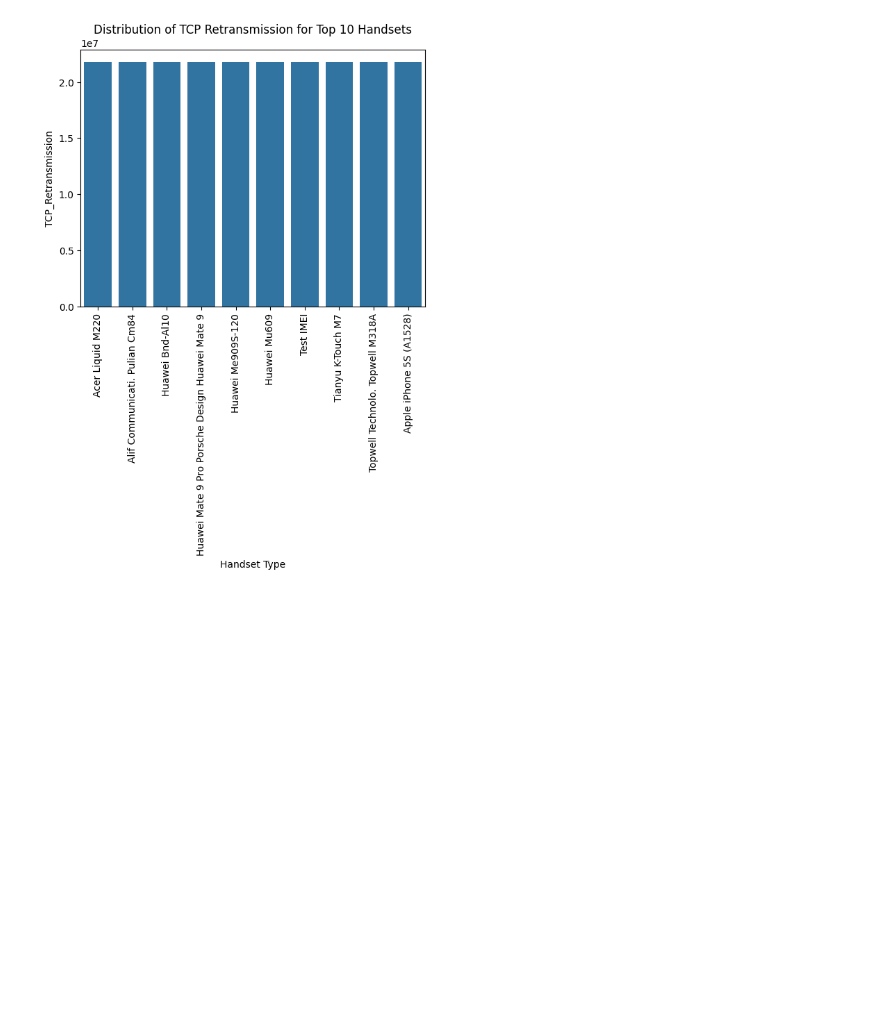
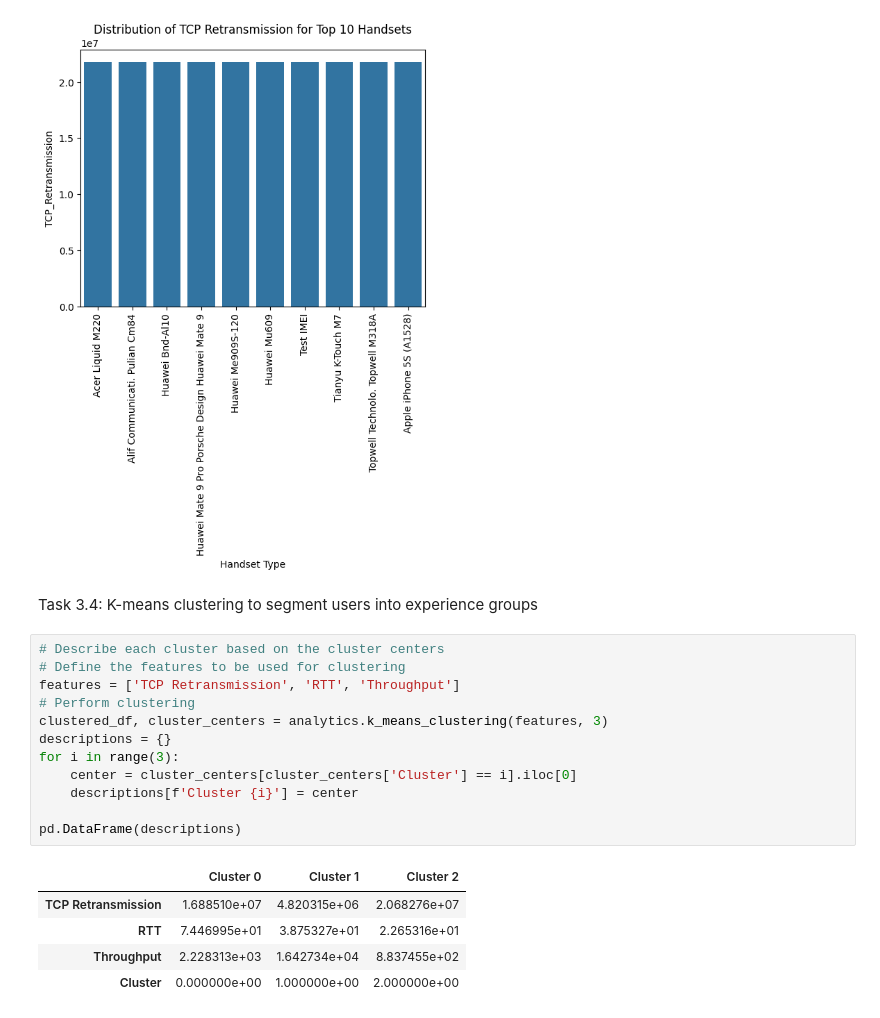
Before and after one commit to ab3lT/10-Academy-Week-2, a Jupyter notebook: notebook/experience_alaytics.ipynb, the cells around one changed output. Saved outputs shown, nothing was run; the diff lists cells and outputs as text; blank space fills up the shorter version.

Commit message:
Define the features to be used for clustering

```diff
--- a/notebook/experience_alaytics.ipynb
+++ b/notebook/experience_alaytics.ipynb
@@ -119,3 +119,23 @@ analytics.avg_tcp_rtt_per_handset()
 analytics.plot_distribution(metric='TCP Retransmission')
 # %% [output]
 [figure]
+# %% [markdown]
+Task 3.4: K-means clustering to segment users into experience groups
+# %%
+# Describe each cluster based on the cluster centers
+# Define the features to be used for clustering
+features = ['TCP Retransmission', 'RTT', 'Throughput']
+# Perform clustering
+clustered_df, cluster_centers = analytics.k_means_clustering(features, 3)
+descriptions = {}
+for i in range(3):
+    center = cluster_centers[cluster_centers['Cluster'] == i].iloc[0]
+    descriptions[f'Cluster {i}'] = center
+
+pd.DataFrame(descriptions)
+# %% [output]
+|  | Cluster 0 | Cluster 1 | Cluster 2 |
+| TCP Retransmission | 1.688510e+07 | 4.820315e+06 | 2.068276e+07 |
+| RTT | 7.446995e+01 | 3.875327e+01 | 2.265316e+01 |
+| Throughput | 2.228313e+03 | 1.642734e+04 | 8.837455e+02 |
+| Cluster | 0.000000e+00 | 1.000000e+00 | 2.000000e+00 |
```
